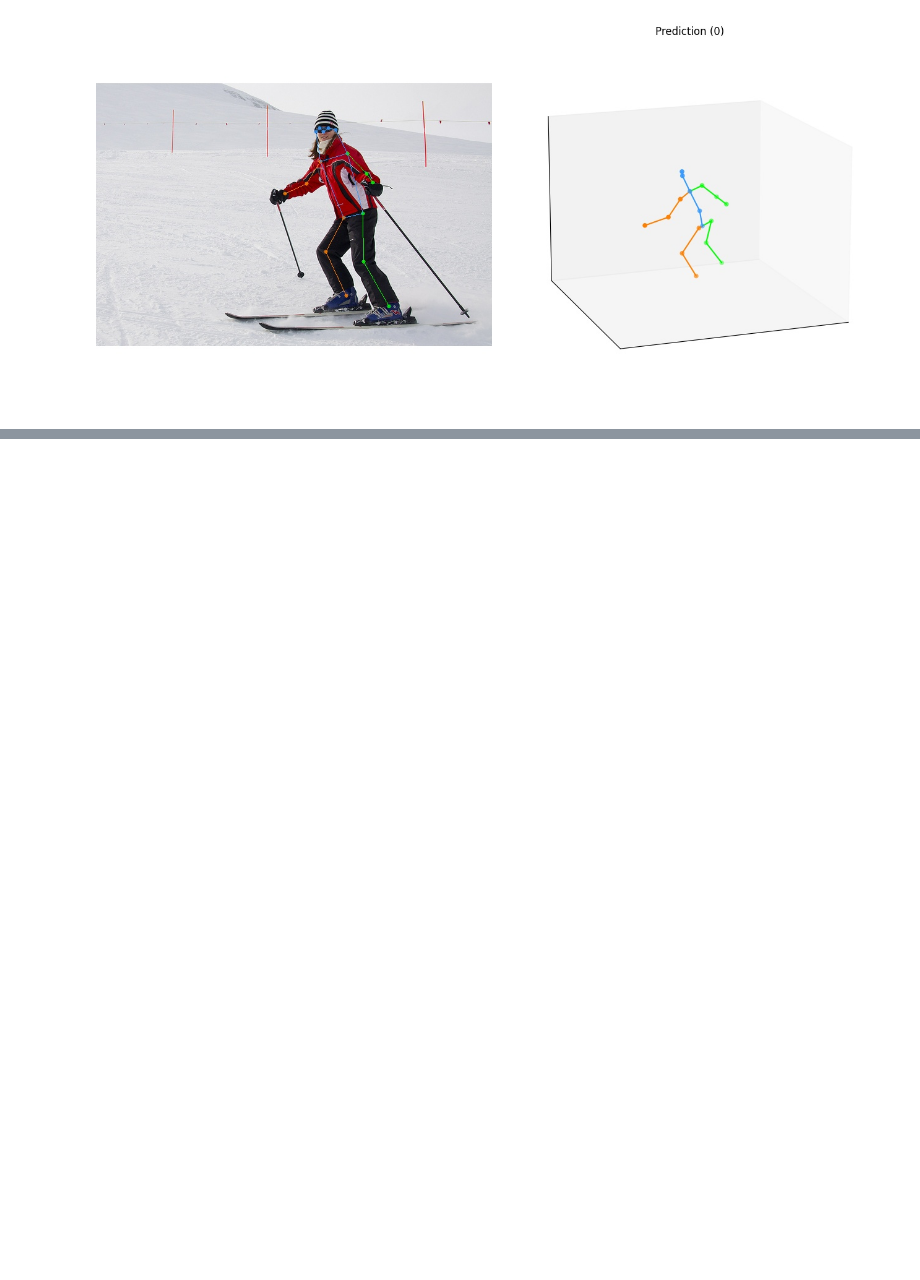
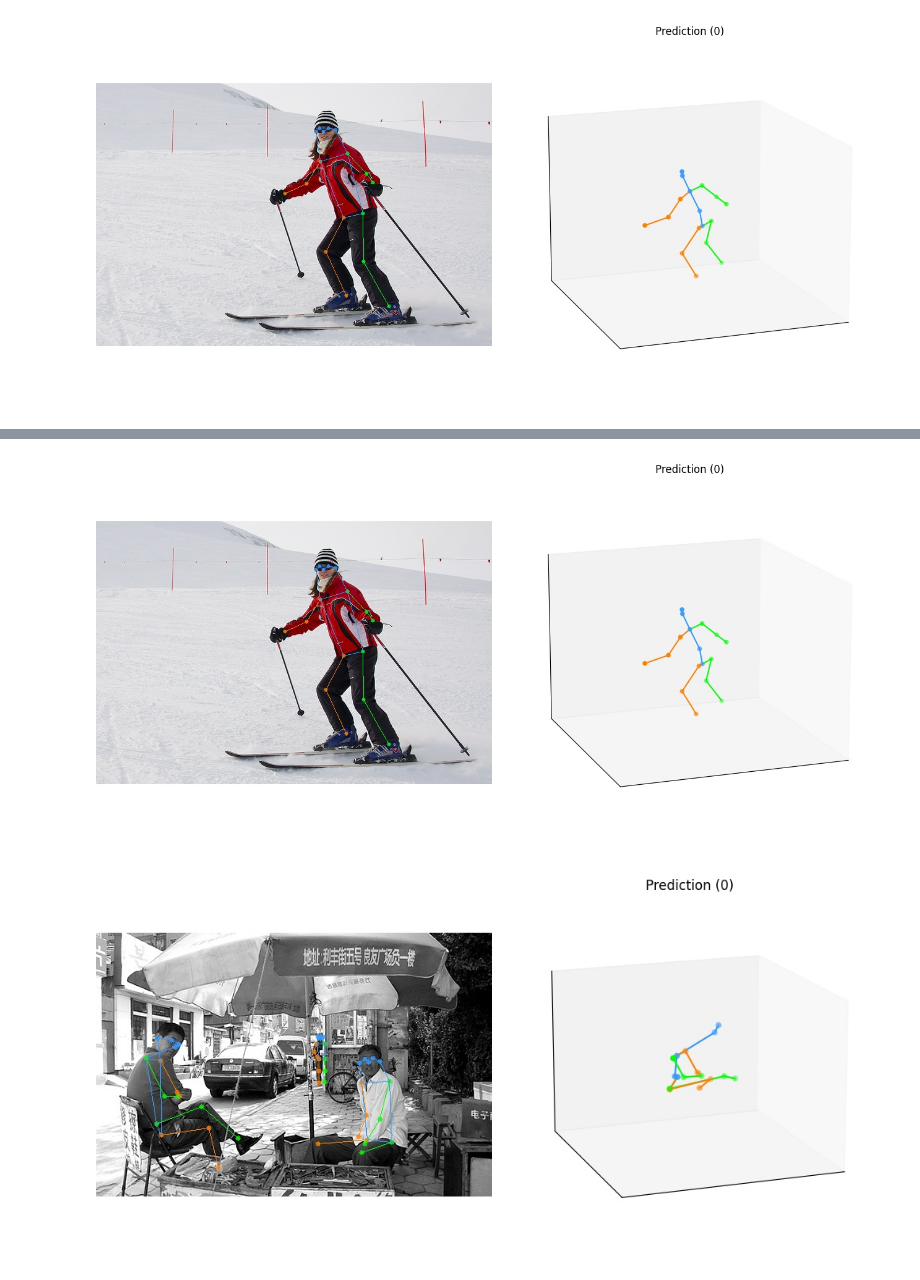
Before and after one commit to dfukagaw28/ColabNotebooks, a Jupyter notebook: mmposeを試す_2.ipynb, the cells around one changed output, grey strips where cells are left out. Cells and saved outputs as stored; diff of their text form; code cells hidden in the pictures; blank space fills up the shorter version.

```diff
--- a/mmposeを試す_2.ipynb
+++ b/mmposeを試す_2.ipynb
@@ -182,0 +201,8 @@ Image.open('./vis_results/human3d/000000000785.jpg')
+# %%
+display(Image.open('./vis_results/human3d/000000000785.jpg'))
+display(Image.open('./vis_results/human3d/000000040083.jpg'))
+display(Image.open('./vis_results/human3d/000000196141.jpg'))
+display(Image.open('./vis_results/human3d/000000197388.jpg'))
+# %% [output]
+[figure, added]
+[figure, added]
```
Also changed, not shown: parts of 7 cells of this notebook.
